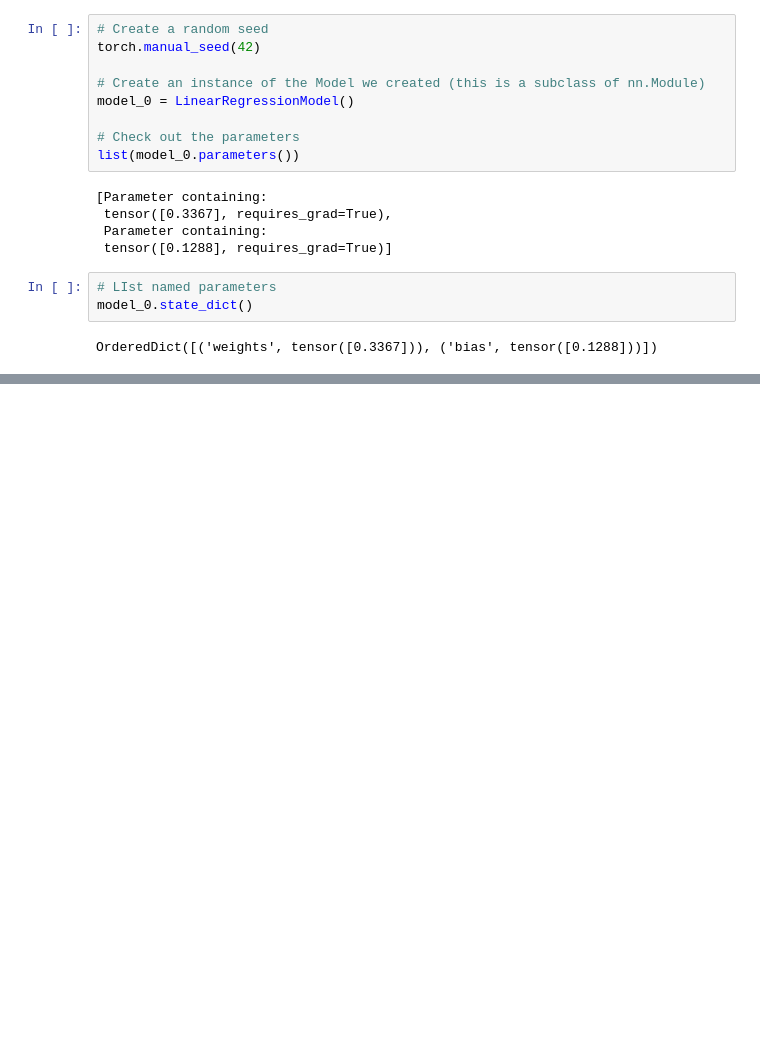
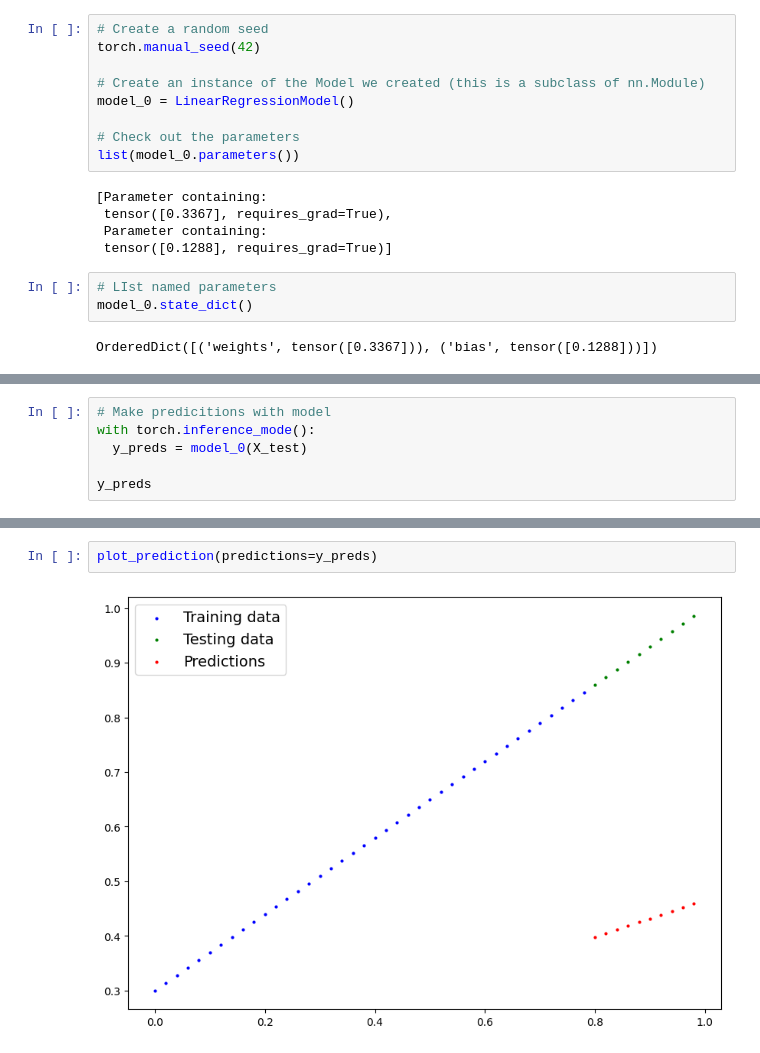
Before and after one commit to JonasHagstrom79/PyTorch, a Jupyter notebook: 01_PyTorch_workflow.ipynb, the cells around one changed output, grey strips where cells are left out. Cells and saved outputs as stored; diff of their text form; blank space fills up the shorter version.

```diff
--- a/01_PyTorch_workflow.ipynb
+++ b/01_PyTorch_workflow.ipynb
@@ -137,0 +144,6 @@ OrderedDict([('weights', tensor([0.3367])), ('bias', tensor([0.1288]))])
+# %%
+# Make predicitions with model
+with torch.inference_mode():
+  y_preds = model_0(X_test)
+
+y_preds
@@ -137,0 +174,4 @@ OrderedDict([('weights', tensor([0.3367])), ('bias', tensor([0.1288]))])
+# %%
+plot_prediction(predictions=y_preds)
+# %% [output]
+[figure, added]
```
Also changed, not shown: parts of 4 cells of this notebook.
